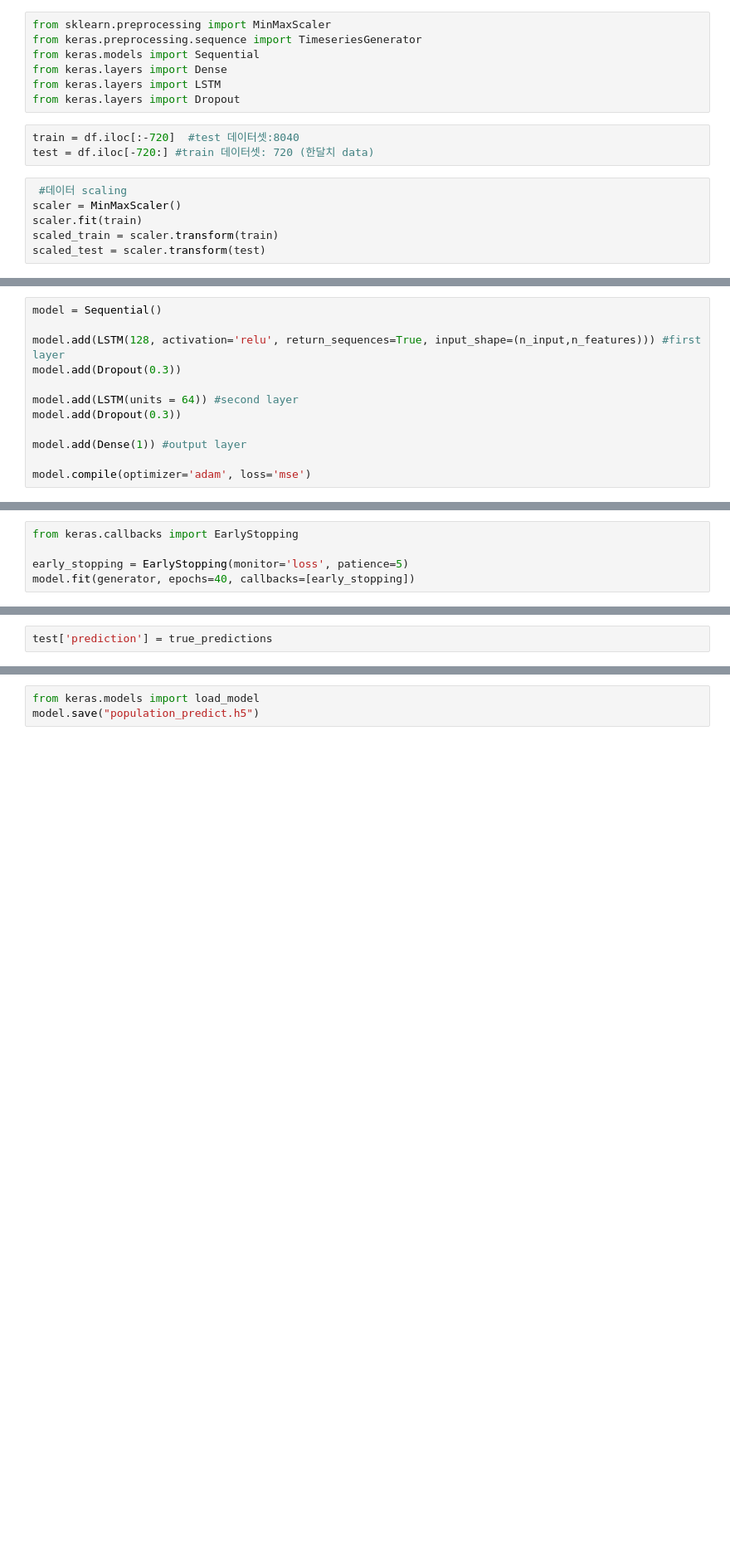
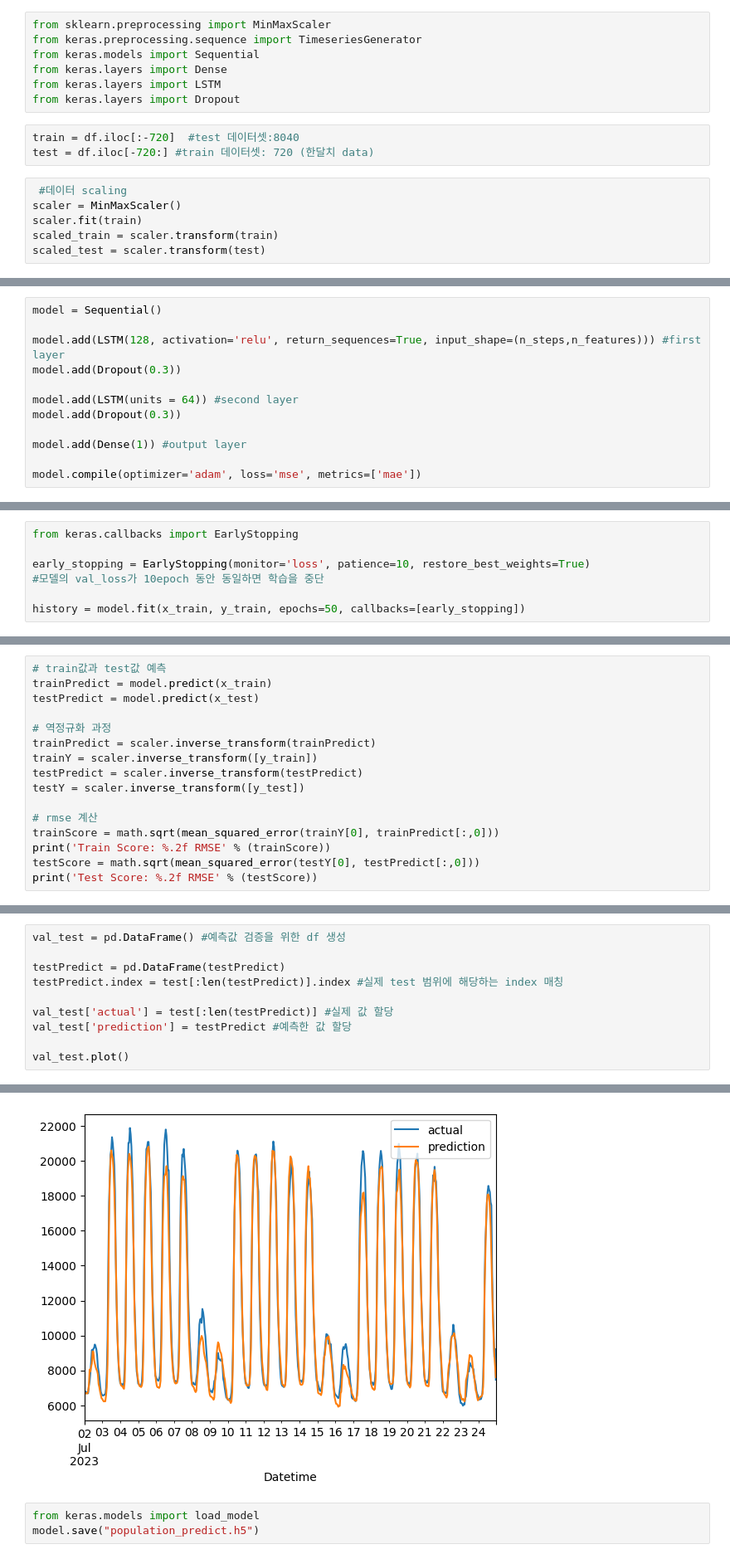
Before and after one commit to ICE-COMMA/Probono-AI, a Jupyter notebook: pop_predict.ipynb, the cells around one changed output, grey strips where cells are left out. Shown at 83% size. Drawn from its saved outputs; the diff is of its cells as text; blank space fills up the shorter version.

Commit message:
Refactor: LSTM 모델 수정

```diff
--- a/pop_predict.ipynb
+++ b/pop_predict.ipynb
@@ -132,7 +204,7 @@ scaled_train.shape
 # %%
 model = Sequential()
 
-model.add(LSTM(128, activation='relu', return_sequences=True, input_shape=(n_input,n_features))) #first layer
+model.add(LSTM(128, activation='relu', return_sequences=True, input_shape=(n_steps,n_features))) #first layer
 model.add(Dropout(0.3))
 
 model.add(LSTM(units = 64)) #second layer
@@ -140,5 +212,5 @@ model.add(Dropout(0.3))
 
 model.add(Dense(1)) #output layer
 
-model.compile(optimizer='adam', loss='mse')
+model.compile(optimizer='adam', loss='mse', metrics=['mae'])
 # %% [output]
@@ -168,6 +240,8 @@ _________________________________________________________________
 # %%
 from keras.callbacks import EarlyStopping
 
-early_stopping = EarlyStopping(monitor='loss', patience=5)
-model.fit(generator, epochs=40, callbacks=[early_stopping])
+early_stopping = EarlyStopping(monitor='loss', patience=10, restore_best_weights=True)
+#모델의 val_loss가 10epoch 동안 동일하면 학습을 중단
+
+history = model.fit(x_train, y_train, epochs=50, callbacks=[early_stopping])
 # %% [output]
@@ -240,2 +271,0 @@ true_predictions = scaler.inverse_transform(test_predictions)
-# %%
-test['prediction'] = true_predictions
@@ -252,0 +275,16 @@ test.plot()
+# %%
+# train값과 test값 예측
+trainPredict = model.predict(x_train)
+testPredict = model.predict(x_test)
+
+# 역정규화 과정
+trainPredict = scaler.inverse_transform(trainPredict)
+trainY = scaler.inverse_transform([y_train])
+testPredict = scaler.inverse_transform(testPredict)
+testY = scaler.inverse_transform([y_test])
+
+# rmse 계산
+trainScore = math.sqrt(mean_squared_error(trainY[0], trainPredict[:,0]))
+print('Train Score: %.2f RMSE' % (trainScore))
+testScore = math.sqrt(mean_squared_error(testY[0], testPredict[:,0]))
+print('Test Score: %.2f RMSE' % (testScore))
@@ -252,0 +296,11 @@ test.plot()
+# %%
+val_test = pd.DataFrame() #예측값 검증을 위한 df 생성
+
+testPredict = pd.DataFrame(testPredict)
+testPredict.index = test[:len(testPredict)].index #실제 test 범위에 해당하는 index 매칭
+
+val_test['actual'] = test[:len(testPredict)] #실제 값 할당
+val_test['prediction'] = testPredict #예측한 값 할당
+
+val_test.plot()
+# %% [output]
@@ -253,3 +308,4 @@ test.plot()
+[figure, added]
 # %%
 from keras.models import load_model
 model.save("population_predict.h5")
```
Also changed, not shown: parts of 29 cells of this notebook, 4 other files.
